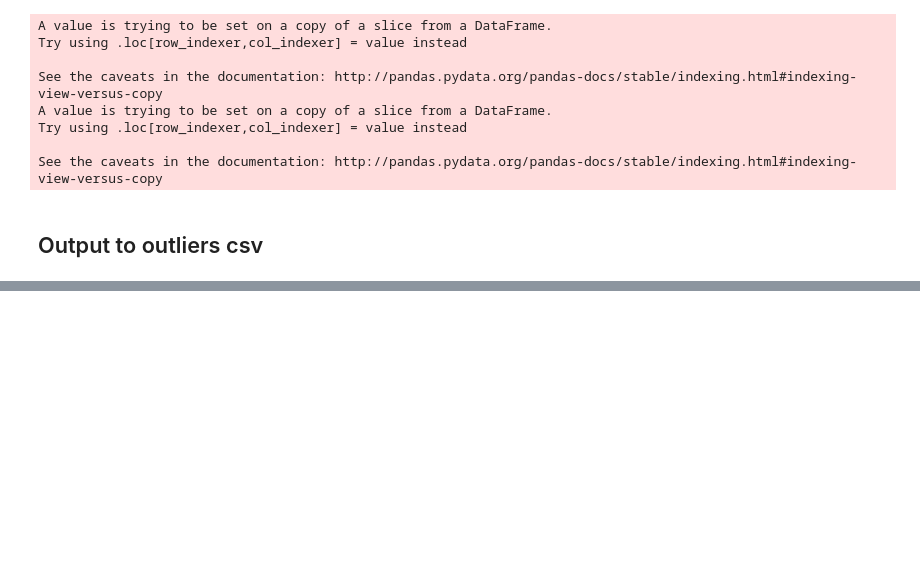
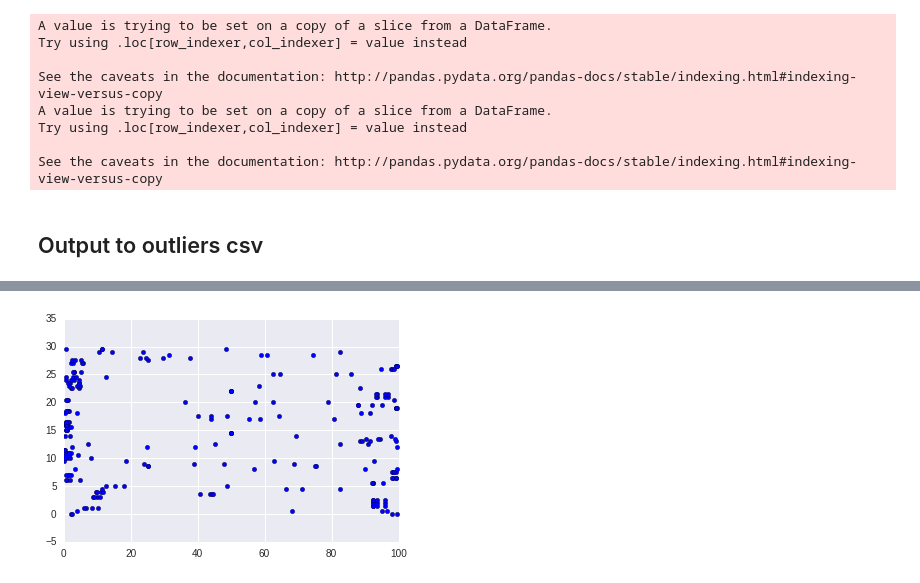
Before and after one commit to d-giles/lcfeatures, a Jupyter notebook: Qs_4_8_11_16.ipynb, the cells around one changed output, grey strips where cells are left out. Drawn from its saved outputs; the diff is of its cells as text; code cells hidden in the pictures; blank space fills up the shorter version.

```diff
--- a/Qs_4_8_11_16.ipynb
+++ b/Qs_4_8_11_16.ipynb
@@ -1118,0 +1272,20 @@ for q in Q_dict:
+# %%
+%matplotlib inline
+obj = 'kplr003547996'
+pctls = []
+i=0
+for col in Q4.data.columns[:60]:
+
+    q4pctl = stats.percentileofscore(Q4.data[col],Q4.data.loc[obj][col])
+    q8pctl = stats.percentileofscore(Q8.data[col],Q8.data.loc[obj][col])
+    q11pctl = stats.percentileofscore(Q11.data[col],Q11.data.loc[obj][col])
+    q16pctl = stats.percentileofscore(Q16.data[col],Q16.data.loc[obj][col])
+    x = [q4pctl,q8pctl,q11pctl,q16pctl]
+    y=[i,i,i,i]
+    plt.scatter(x,y)
+    plt.xlim(0,100)
+    i+=0.5
+    #print("""%s Percentile: %s, %s, %s, %s
+    #"""%(col,q4pctl,q8pctl,q11pctl,q16pctl))
+# %% [output]
+[figure, added]
```
Also changed, not shown: parts of 16 cells of this notebook, 4 other files.
